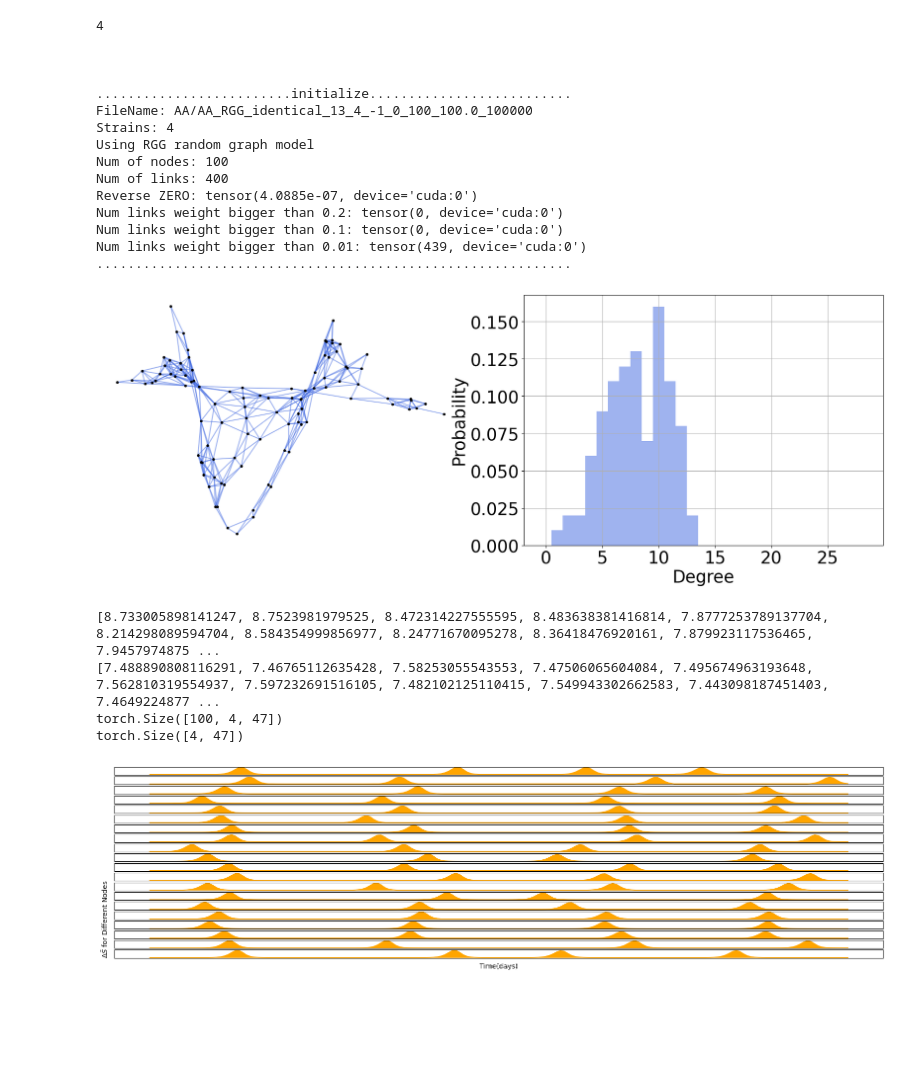
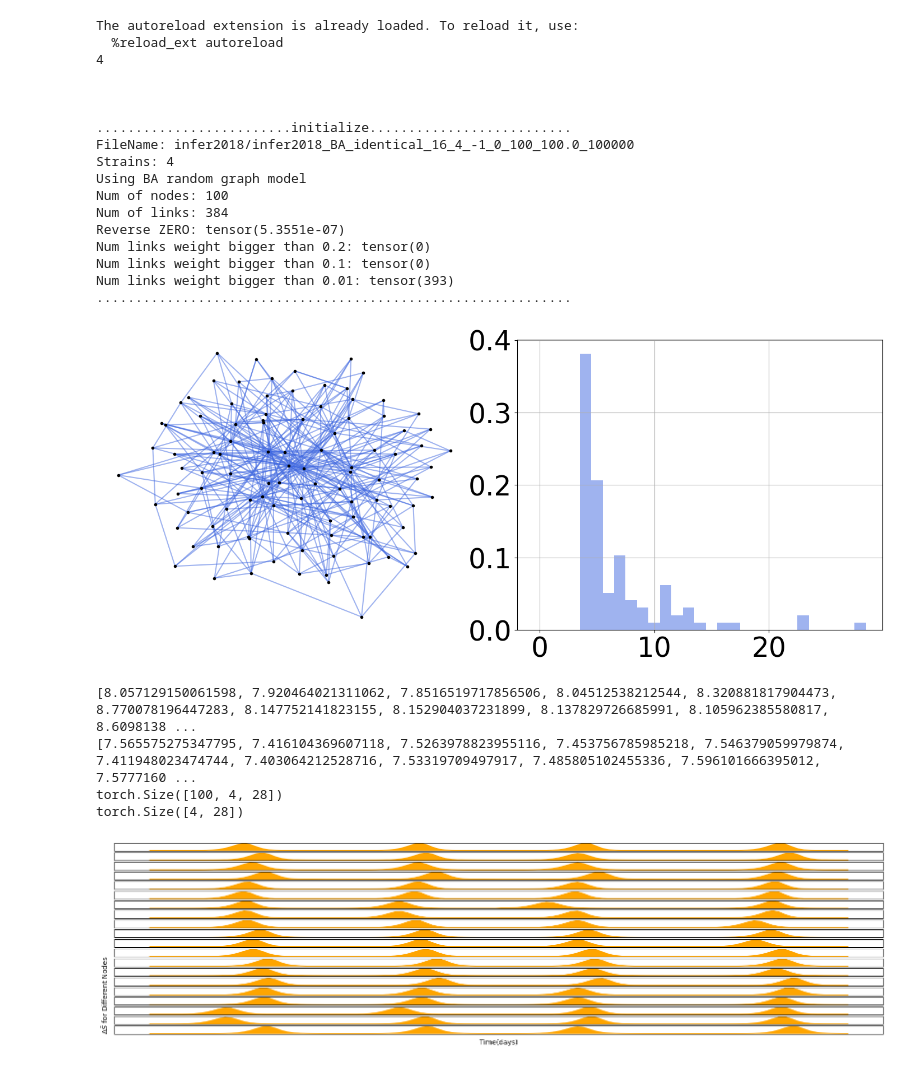
Before and after one commit to bizhili/Topology_Learning_Epis, a Jupyter notebook: test_multi_cities_no_att.ipynb, the cells around one changed output. Cells and saved outputs as stored; diff of their text form; code cells hidden in the pictures; blank space fills up the shorter version.

```diff
--- a/test_multi_cities_no_att.ipynb
+++ b/test_multi_cities_no_att.ipynb
@@ -28,16 +28,16 @@ parser = argparse.ArgumentParser(description='Topology fitting parameters')
 pramameters.add_arguments(parser)
 paras= pramameters.read_arguments(parser)
 #preset
-paras.modelLoad= "AA"
+paras.modelLoad= "infer2018"
 
 #realGraphs= ["contious_Africa", "contious_china", "contious_EU", "contious_usa", "mobility_german", "mobility_us"]
 realGraphs2= ["global_air", "us_air"]
 realGraphs3= ["us_air100", "us_air200", "us_air300", "us_air400", "spain_bus", "spain_car", "spain_plane", "spain_train"]
-paras.randomGraph= "RGG"
+paras.randomGraph= "BA"
 paras.weightModel= "identical"
 paras.epoches= 100000
 paras.intense= -1
-paras.seed= 13
+paras.seed= 16
 paras.plot= "spring"
 paras.strains= 4
 paras.dense= 0
@@ -108,41 +108,43 @@ elif  paras.weightModel=="none":
     Aw= A.to(device= device)
 
 utils.log_print(printFlag,"\n\n\n.........................initialize..........................")
 utils.log_print(printFlag,"FileName:", fileName)
 utils.log_print(printFlag,"Strains:", paras.strains)
 utils.log_print(printFlag,"Using", paras.randomGraph,"random graph model")
 utils.log_print(printFlag,"Num of nodes:", G.number_of_nodes())
 utils.log_print(printFlag,"Num of links:", G.number_of_edges())
 Zmat= A_mat.create_A_mat(Aw, P)
 Zmat2= A_mat.reverse_A_mat(Zmat-torch.eye(Aw.shape[0], dtype= torch.float32, device= Aw.device), P)
 utils.log_print(printFlag,"Reverse ZERO:", torch.sum(torch.abs(Zmat2-Aw)))
 utils.log_print(printFlag,"Num links weight bigger than 0.2:", torch.sum(Zmat>0.2)-paras.n)
 utils.log_print(printFlag,"Num links weight bigger than 0.1:", torch.sum(Zmat>0.1)-paras.n)
 utils.log_print(printFlag,"Num links weight bigger than 0.01:", torch.sum(Zmat>0.01)-paras.n)
 utils.log_print(printFlag,".............................................................")
 #plot this network
 if plotFlag==1:
     if paras.plot== "2d_RGG":
         plotGraph.plot_2d_RGG(G, pos)
     elif paras.plot== "spring":
         plotGraph.plot_spring_and_degree(G)
 # %% [output]
+The autoreload extension is already loaded. To reload it, use:
+  %reload_ext autoreload
 4
 
 
 
 .........................initialize..........................
-FileName: AA/AA_RGG_identical_13_4_-1_0_100_100.0_100000
+FileName: infer2018/infer2018_BA_identical_16_4_-1_0_100_100.0_100000
 Strains: 4
-Using RGG random graph model
+Using BA random graph model
 Num of nodes: 100
-Num of links: 400
-Reverse ZERO: tensor(4.0885e-07, device='cuda:0')
-Num links weight bigger than 0.2: tensor(0, device='cuda:0')
-Num links weight bigger than 0.1: tensor(0, device='cuda:0')
-Num links weight bigger than 0.01: tensor(439, device='cuda:0')
+Num of links: 384
+Reverse ZERO: tensor(5.3551e-07)
+Num links weight bigger than 0.2: tensor(0)
+Num links weight bigger than 0.1: tensor(0)
+Num links weight bigger than 0.01: tensor(393)
 .............................................................
-[figure, old version]
+[figure, new version]
 # %%
 R0s_taus= [[random.uniform(paras.R0Mean-paras.R0Std, paras.R0Mean+paras.R0Std),
             random.uniform(paras.tauMean-paras.tauStd, paras.tauMean+paras.tauStd)] for _ in range(40)]
@@ -174,11 +176,11 @@ if plotFlag==1:
     #plt.title(f"Example of {numPlot} nodes epidemic newly infected.")
 print(divide[i, :].shape)
 # %% [output]
-[8.733005898141247, 8.7523981979525, 8.472314227555595, 8.483638381416814, 7.8777253789137704, 8.214298089594704, 8.584354999856977, 8.24771670095278, 8.36418476920161, 7.879923117536465, 7.9457974875 ...
-[7.488890808116291, 7.46765112635428, 7.58253055543553, 7.47506065604084, 7.495674963193648, 7.562810319554937, 7.597232691516105, 7.482102125110415, 7.549943302662583, 7.443098187451403, 7.4649224877 ...
-torch.Size([100, 4, 47])
-torch.Size([4, 47])
+[8.057129150061598, 7.920464021311062, 7.8516519717856506, 8.04512538212544, 8.320881817904473, 8.770078196447283, 8.147752141823155, 8.152904037231899, 8.137829726685991, 8.105962385580817, 8.6098138 ...
+[7.565575275347795, 7.416104369607118, 7.5263978823955116, 7.453756785985218, 7.546379059979874, 7.411948023474744, 7.403064212528716, 7.53319709497917, 7.485805102455336, 7.596101666395012, 7.5777160 ...
+torch.Size([100, 4, 28])
+torch.Size([4, 28])
-[figure, old version]
+[figure, new version]
 # %%
 def rank_nodes_by_distance(G, source_node):
     # Get distances from the source_node to all other nodes
```
Also changed, not shown: parts of 11 cells of this notebook, 13 other files.
